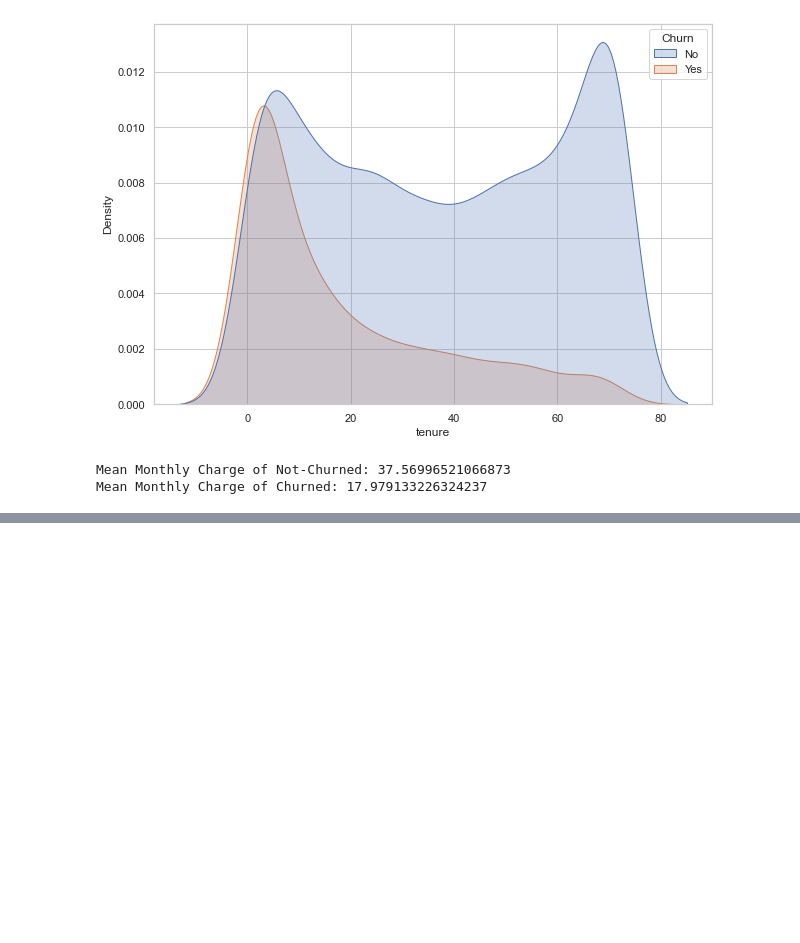
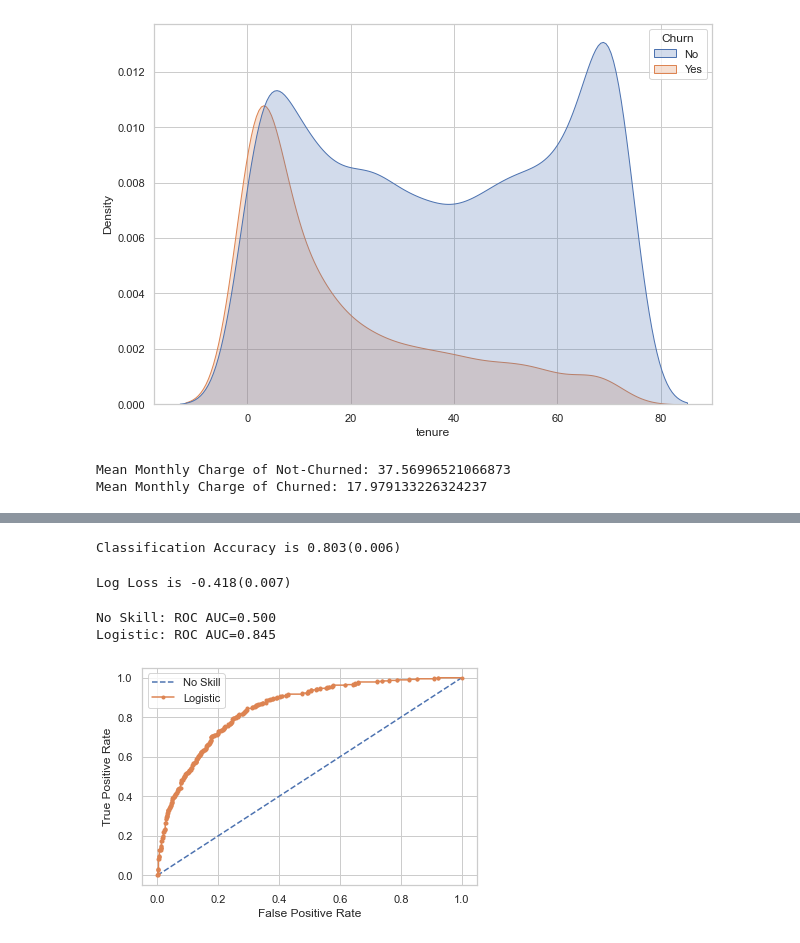
Before and after one commit to waruni1017/Customer-Churn-Analysis, a Jupyter notebook: Customer Churn Project.ipynb, the cells around one changed output, grey strips where cells are left out. Saved outputs shown, nothing was run; the diff lists cells and outputs as text; code cells hidden in the pictures; blank space fills up the shorter version.

```diff
--- a/Customer Churn Project.ipynb
+++ b/Customer Churn Project.ipynb
@@ -562,0 +649,6 @@ Key findings from the EDA:
+# %%
+X_train, X_test, y_train, y_test = train_test_split(X, y, test_size= 0.2, random_state= 123, stratify = y)
+print('Number of records on X_train: ', X_train.shape )
+print('Number of records on y_train: ', y_train.shape )
+print('Number of records on X_test: ', X_test.shape )
+print('Number of records on y_test: ', y_test.shape )
@@ -562,0 +687,51 @@ Key findings from the EDA:
+# %%
+from sklearn.linear_model import LogisticRegression
+from sklearn import model_selection
+
+from sklearn.metrics import roc_curve, accuracy_score, classification_report, precision_score, recall_score, confusion_matrix, precision_recall_curve
+from sklearn import metrics
+
+
+lr = LogisticRegression()
+lr = lr.fit(X_train, y_train)
+
+kfold = model_selection.KFold(n_splits = 5 , random_state =5, shuffle= True)
+results = model_selection.cross_val_score(lr, X_train, y_train, cv=kfold, scoring='accuracy')
+print('Classification Accuracy is %.3f(%.3f)' %(results.mean(), results.std()))
+# %% [output]
+Classification Accuracy is 0.803(0.006)
+# %%
+results = model_selection.cross_val_score(lr, X_train, y_train, cv=kfold, scoring='neg_log_loss')
+print('Log Loss is %.3f(%.3f)' %(results.mean(), results.std()))
+# %% [output]
+Log Loss is -0.418(0.007)
+# %%
+ns_probs = [0 for _ in range(len(y_test))]
+
+# predict probabilities
+lr_probs = lr.predict_proba(X_test)
+# keep probabilities for the positive outcome only
+lr_probs = lr_probs[:, 1]
+# calculate scores
+ns_auc = roc_auc_score(y_test, ns_probs)
+lr_auc = roc_auc_score(y_test, lr_probs)
+# summarize scores
+print('No Skill: ROC AUC=%.3f' % (ns_auc))
+print('Logistic: ROC AUC=%.3f' % (lr_auc))
+# calculate roc curves
+ns_fpr, ns_tpr, _ = roc_curve(y_test, ns_probs)
+lr_fpr, lr_tpr, _ = roc_curve(y_test, lr_probs)
+# plot the roc curve for the model
+plt.plot(ns_fpr, ns_tpr, linestyle='--', label='No Skill')
+plt.plot(lr_fpr, lr_tpr, marker='.', label='Logistic')
+# axis labels
+plt.xlabel('False Positive Rate')
+plt.ylabel('True Positive Rate')
+# show the legend
+plt.legend()
+# show the plot
+plt.show()
+# %% [output]
+No Skill: ROC AUC=0.500
+Logistic: ROC AUC=0.845
+[figure, added]
```
Also changed, not shown: parts of 100 cells of this notebook.
